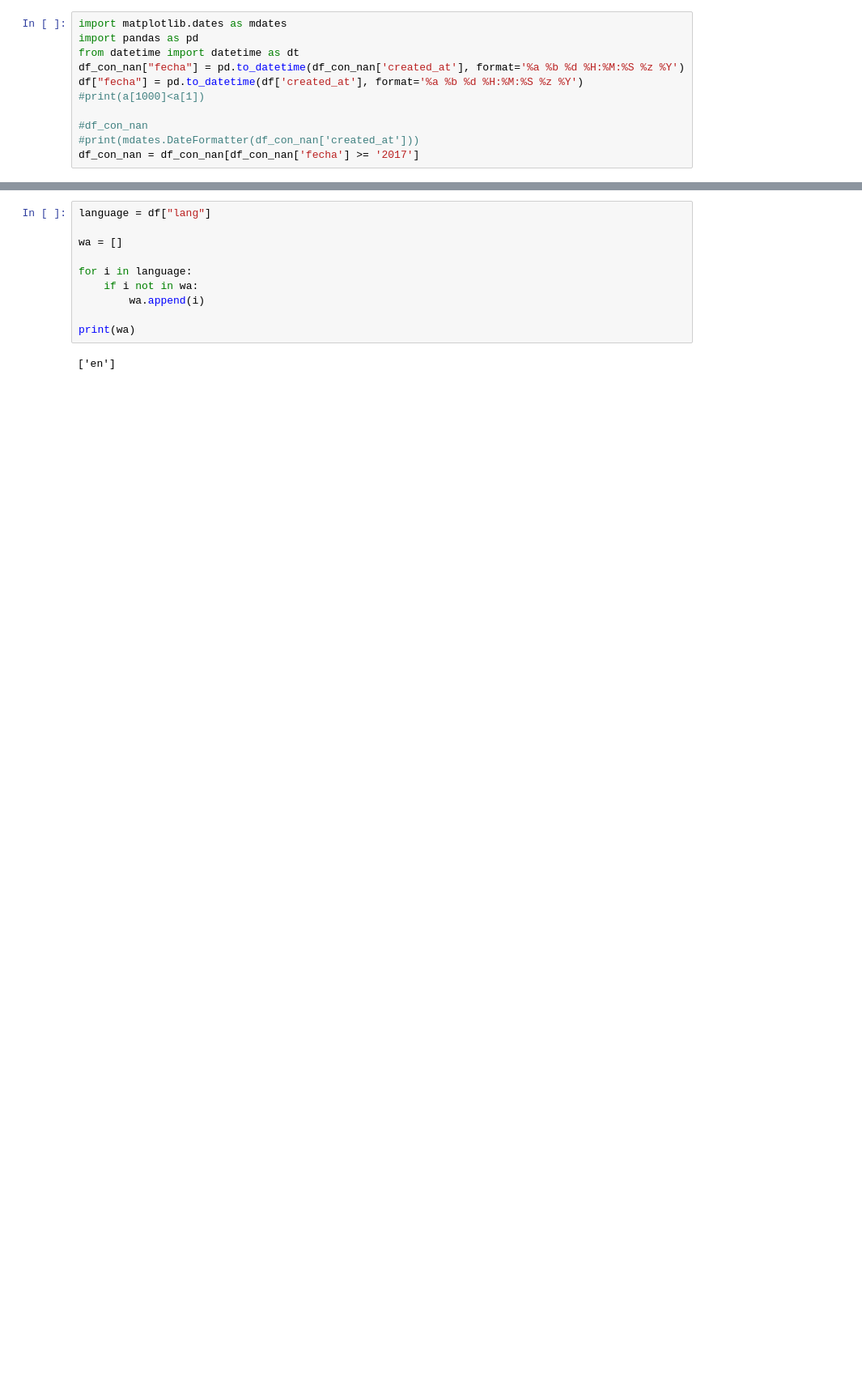
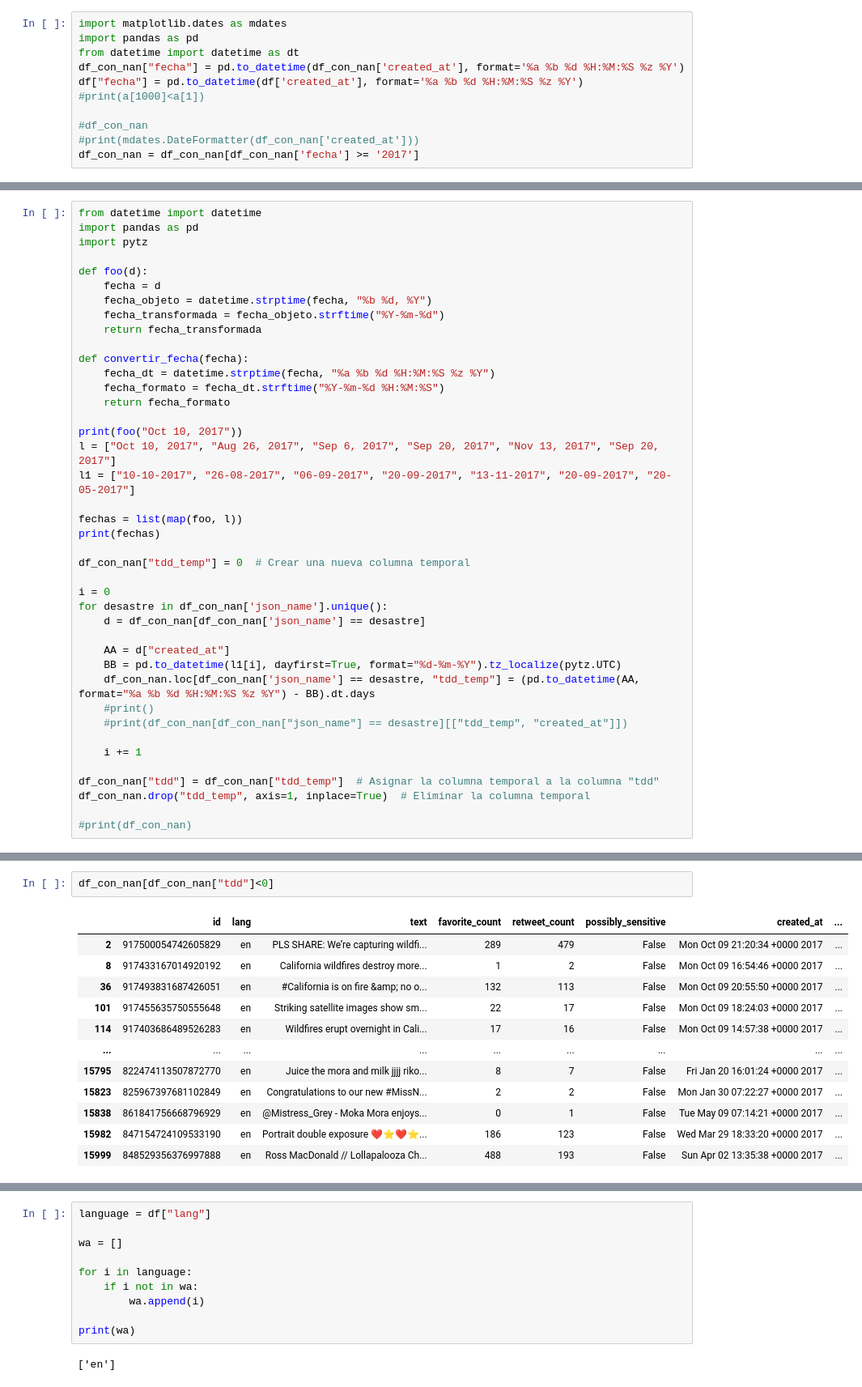
Before and after one commit to Stevennns/Proyecto-Mineria-de-datos-2023-1, a Jupyter notebook: all_data.ipynb, the cells around one changed output, grey strips where cells are left out. Shown at 81% size. Saved outputs shown, nothing was run; the diff lists cells and outputs as text; blank space fills up the shorter version.

Commit message:
Fechas desde que ocurrio el dessatre y varios

```diff
--- a/all_data.ipynb
+++ b/all_data.ipynb
@@ -336,0 +288,41 @@ KeyError: "None of [DatetimeIndex(['2017-10-10 16:37:11+00:00', '2017-10-10 16:2
+# %%
+from datetime import datetime
+import pandas as pd
+import pytz
+
+def foo(d):
+    fecha = d
+    fecha_objeto = datetime.strptime(fecha, "%b %d, %Y")
+    fecha_transformada = fecha_objeto.strftime("%Y-%m-%d")
+    return fecha_transformada
+
+def convertir_fecha(fecha):
+    fecha_dt = datetime.strptime(fecha, "%a %b %d %H:%M:%S %z %Y")
+    fecha_formato = fecha_dt.strftime("%Y-%m-%d %H:%M:%S")
+    return fecha_formato
+
+print(foo("Oct 10, 2017"))
+l = ["Oct 10, 2017", "Aug 26, 2017", "Sep 6, 2017", "Sep 20, 2017", "Nov 13, 2017", "Sep 20, 2017"]
+l1 = ["10-10-2017", "26-08-2017", "06-09-2017", "20-09-2017", "13-11-2017", "20-09-2017", "20-05-2017"]
+
+fechas = list(map(foo, l))
+print(fechas)
+
+df_con_nan["tdd_temp"] = 0  # Crear una nueva columna temporal
+
+i = 0
+for desastre in df_con_nan['json_name'].unique():
+    d = df_con_nan[df_con_nan['json_name'] == desastre]
+
+    AA = d["created_at"]
+    BB = pd.to_datetime(l1[i], dayfirst=True, format="%d-%m-%Y").tz_localize(pytz.UTC)
+    df_con_nan.loc[df_con_nan['json_name'] == desastre, "tdd_temp"] = (pd.to_datetime(AA, format="%a %b %d %H:%M:%S %z %Y") - BB).dt.days
+    #print()
+    #print(df_con_nan[df_con_nan["json_name"] == desastre][["tdd_temp", "created_at"]])
+
+    i += 1
+
+df_con_nan["tdd"] = df_con_nan["tdd_temp"]  # Asignar la columna temporal a la columna "tdd"
+df_con_nan.drop("tdd_temp", axis=1, inplace=True)  # Eliminar la columna temporal
+
+#print(df_con_nan)
@@ -336,0 +332,15 @@ KeyError: "None of [DatetimeIndex(['2017-10-10 16:37:11+00:00', '2017-10-10 16:2
+# %%
+df_con_nan[df_con_nan["tdd"]<0]
+# %% [output]
+|  | id | lang | text | favorite_count | retweet_count | possibly_sensitive | created_at | ... |
+| 2 | 917500054742605829 | en | PLS SHARE: We’re capturing wildfi... | 289 | 479 | False | Mon Oct 09 21:20:34 +0000 2017 | ... |
+| 8 | 917433167014920192 | en | California wildfires destroy more... | 1 | 2 | False | Mon Oct 09 16:54:46 +0000 2017 | ... |
+| 36 | 917493831687426051 | en | #California is on fire &amp; no o... | 132 | 113 | False | Mon Oct 09 20:55:50 +0000 2017 | ... |
+| 101 | 917455635750555648 | en | Striking satellite images show sm... | 22 | 17 | False | Mon Oct 09 18:24:03 +0000 2017 | ... |
+| 114 | 917403686489526283 | en | Wildfires erupt overnight in Cali... | 17 | 16 | False | Mon Oct 09 14:57:38 +0000 2017 | ... |
+| ... | ... | ... | ... | ... | ... | ... | ... | ... |
+| 15795 | 822474113507872770 | en | Juice the mora and milk jjjj riko... | 8 | 7 | False | Fri Jan 20 16:01:24 +0000 2017 | ... |
+| 15823 | 825967397681102849 | en | Congratulations to our new #MissN... | 2 | 2 | False | Mon Jan 30 07:22:27 +0000 2017 | ... |
+| 15838 | 861841756668796929 | en | @Mistress_Grey - Moka Mora enjoys... | 0 | 1 | False | Tue May 09 07:14:21 +0000 2017 | ... |
+| 15982 | 847154724109533190 | en | Portrait double exposure ❤️⭐️❤️⭐️... | 186 | 123 | False | Wed Mar 29 18:33:20 +0000 2017 | ... |
+| 15999 | 848529356376997888 | en | Ross MacDonald // Lollapalooza Ch... | 488 | 193 | False | Sun Apr 02 13:35:38 +0000 2017 | ... |
```
Also changed, not shown: parts of 12 cells of this notebook.
